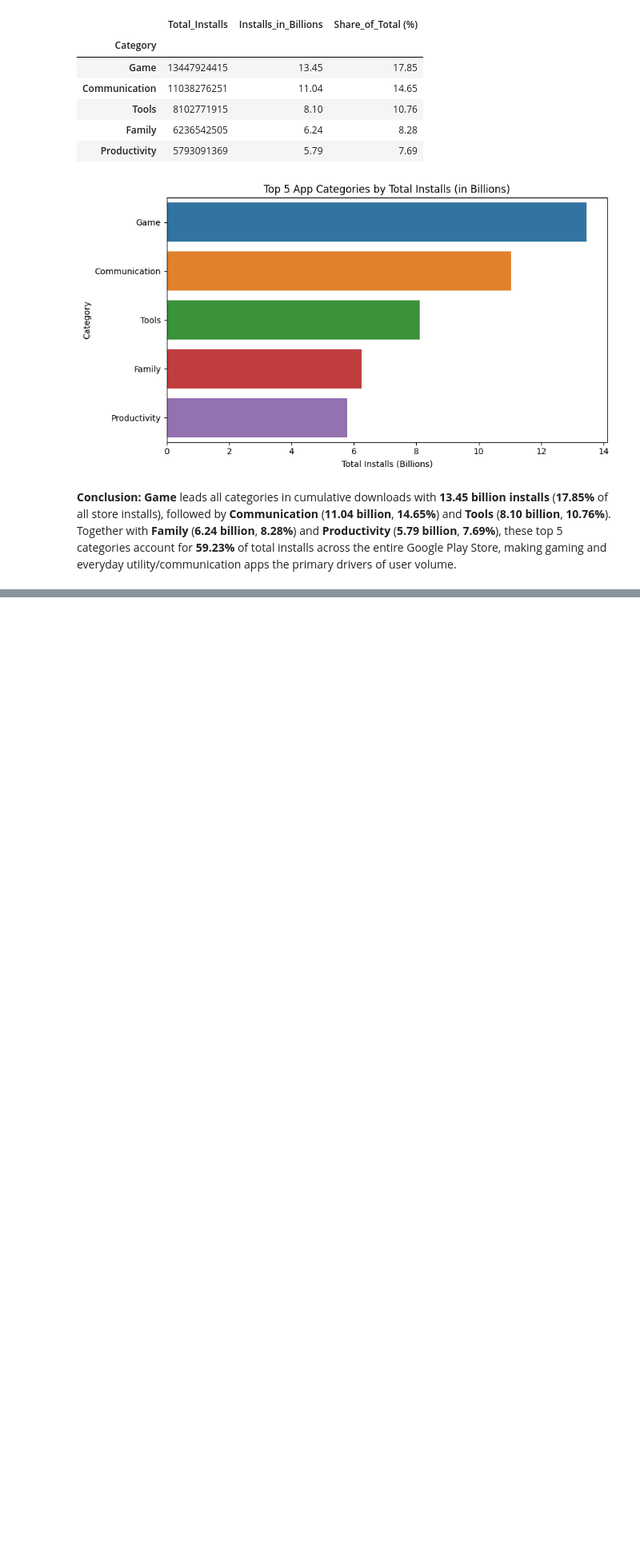
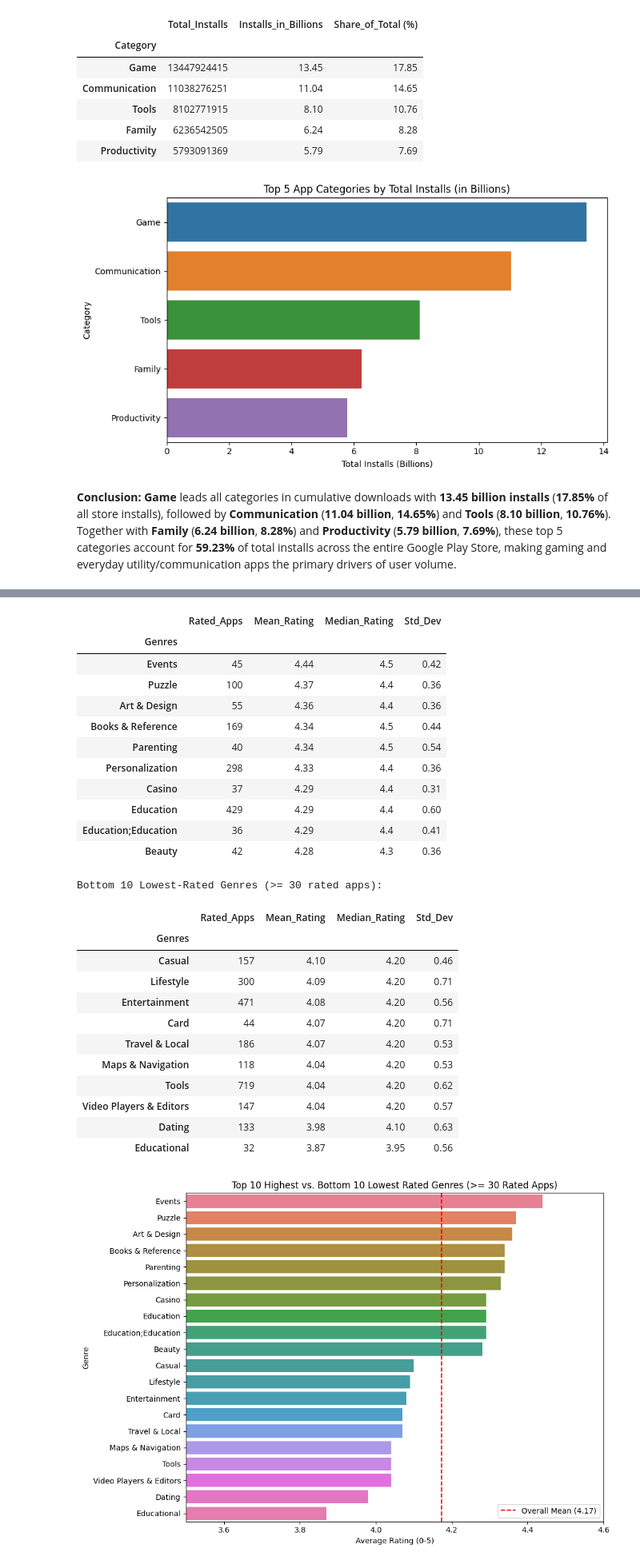
Before and after one commit to eishutamori/App-Insights-EDA, a Jupyter notebook: notebooks/EDA01_App_Insights_Analysis.ipynb, the cells around one changed output, grey strips where cells are left out. Shown at 80% size. Saved outputs shown, nothing was run; the diff lists cells and outputs as text; code cells hidden in the pictures; blank space fills up the shorter version.

```diff
--- a/notebooks/EDA01_App_Insights_Analysis.ipynb
+++ b/notebooks/EDA01_App_Insights_Analysis.ipynb
@@ -748,0 +973,41 @@ plt.show()
+# %%
+# Group by Genres and calculate count, mean, median, and std of Rating
+genre_ratings = df.groupby('Genres')['Rating'].agg(
+    Rated_Apps='count',
+    Mean_Rating='mean',
+    Median_Rating='median',
+    Std_Dev='std'
+).round(2)
+
+# Filter for genres with at least 30 rated apps for reliable comparison
+major_genres = genre_ratings[genre_ratings['Rated_Apps'] >= 30].sort_values(
+    by=['Mean_Rating', 'Median_Rating'], ascending=False
+)
+
+print(f"Total unique genres: {len(genre_ratings)} | Genres with >= 30 rated apps: {len(major_genres)}")
+
+print("\nTop 10 Highest-Rated Genres (>= 30 rated apps):")
+display(major_genres.head(10))
+
+print("Bottom 10 Lowest-Rated Genres (>= 30 rated apps):")
+display(major_genres.tail(10))
+
+# Plot Top 10 vs Bottom 10 Genres by Mean Rating
+top_bottom_genres = pd.concat([major_genres.head(10), major_genres.tail(10)])
+
+plt.figure(figsize=(10, 7))
+sns.barplot(
+    x=top_bottom_genres['Mean_Rating'],
+    y=top_bottom_genres.index,
+    hue=top_bottom_genres.index,
+    legend=False
+)
+plt.xlim(3.5, 4.6)
+plt.axvline(df['Rating'].mean(), color='red', linestyle='--', label=f"Overall Mean ({df['Rating'].mean():.2f})")
+plt.title('Top 10 Highest vs. Bottom 10 Lowest Rated Genres (>= 30 Rated Apps)')
+plt.xlabel('Average Rating (0-5)')
+plt.ylabel('Genre')
+plt.legend()
+plt.tight_layout()
+plt.show()
+# %% [output]
@@ -748,0 +1017,26 @@ plt.show()
+|  | Rated_Apps | Mean_Rating | Median_Rating | Std_Dev |
+| Genres |  |  |  |  |
+| Events | 45 | 4.44 | 4.5 | 0.42 |
+| Puzzle | 100 | 4.37 | 4.4 | 0.36 |
+| Art & Design | 55 | 4.36 | 4.4 | 0.36 |
+| Books & Reference | 169 | 4.34 | 4.5 | 0.44 |
+| Parenting | 40 | 4.34 | 4.5 | 0.54 |
+| Personalization | 298 | 4.33 | 4.4 | 0.36 |
+| Casino | 37 | 4.29 | 4.4 | 0.31 |
+| Education | 429 | 4.29 | 4.4 | 0.60 |
+| Education;Education | 36 | 4.29 | 4.4 | 0.41 |
+| Beauty | 42 | 4.28 | 4.3 | 0.36 |
+Bottom 10 Lowest-Rated Genres (>= 30 rated apps):
+|  | Rated_Apps | Mean_Rating | Median_Rating | Std_Dev |
+| Genres |  |  |  |  |
+| Casual | 157 | 4.10 | 4.20 | 0.46 |
+| Lifestyle | 300 | 4.09 | 4.20 | 0.71 |
+| Entertainment | 471 | 4.08 | 4.20 | 0.56 |
+| Card | 44 | 4.07 | 4.20 | 0.71 |
+| Travel & Local | 186 | 4.07 | 4.20 | 0.53 |
+| Maps & Navigation | 118 | 4.04 | 4.20 | 0.53 |
+| Tools | 719 | 4.04 | 4.20 | 0.62 |
+| Video Players & Editors | 147 | 4.04 | 4.20 | 0.57 |
+| Dating | 133 | 3.98 | 4.10 | 0.63 |
+| Educational | 32 | 3.87 | 3.95 | 0.56 |
+[figure, added]
```
Also changed, not shown: parts of 16 cells of this notebook.
